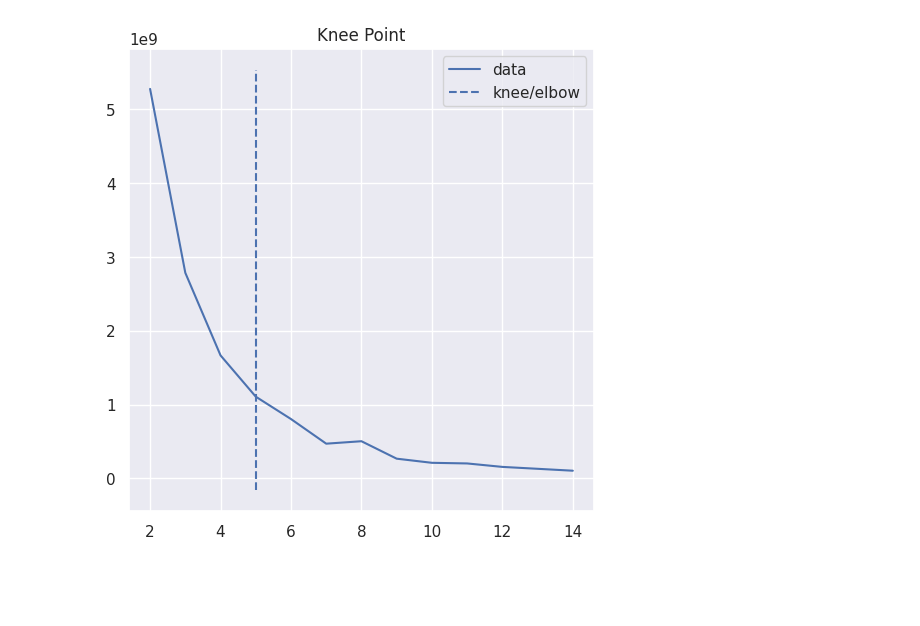
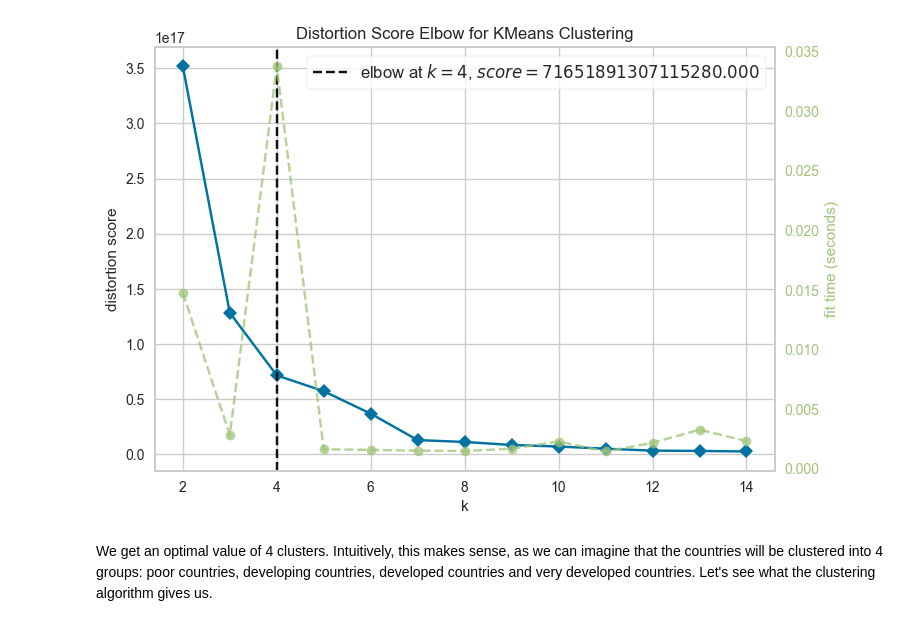
Before and after one commit to theo88400/FTML_RPGF, a Jupyter notebook: Exercise7/Exercise7.ipynb, the cells around one changed output. Saved outputs shown, nothing was run; the diff lists cells and outputs as text; code cells hidden in the pictures; blank space fills up the shorter version.

```diff
--- a/Exercise7/Exercise7.ipynb
+++ b/Exercise7/Exercise7.ipynb
@@ -103,14 +70,21 @@ sns.heatmap(X.corr(), square=True, linewidths=.5, annot=True, fmt='.1f', cbar=Fa
 # %%
-n_clusters = range(2,15)
-inertias = []
-for i in n_clusters:
+from yellowbrick.cluster import KElbowVisualizer, SilhouetteVisualizer
 
-    kmeans = KMeans(n_clusters=i, n_init="auto").fit(X)
-    inertias.append(kmeans.inertia_)
+def find_k(X, n_clusters):
+    inertias = []
+    for i in n_clusters:
+        kmeans = KMeans(n_clusters=i, n_init="auto", random_state=SEED).fit(X)
+        inertias.append(kmeans.inertia_)
+    visualizer = KElbowVisualizer(kmeans, k=n_clusters)
+
+    visualizer.fit(X)
+    visualizer.show()
+    return kmeans, inertias
-# %%
-sns.set_theme()
-kneedle = KneeLocator(n_clusters, inertias, S=1.0, curve="convex", direction="decreasing")
-kneedle.plot_knee()
-# %% [output]
-[figure, removed]
+# %%
+n_clusters = range(2,15)
+kmeans, inertias = find_k(X, n_clusters)
+# %% [output]
+[figure, added]
+# %% [markdown]
+We get an optimal value of 4 clusters. Intuitively, this makes sense, as we can imagine that the countries will be clustered into 4 groups: poor countries, developing countries, developed countries and very developed countries. Let's see what the clustering algorithm gives us.
 # %%
```
Also changed, not shown: parts of 39 cells of this notebook, 3 other files.
